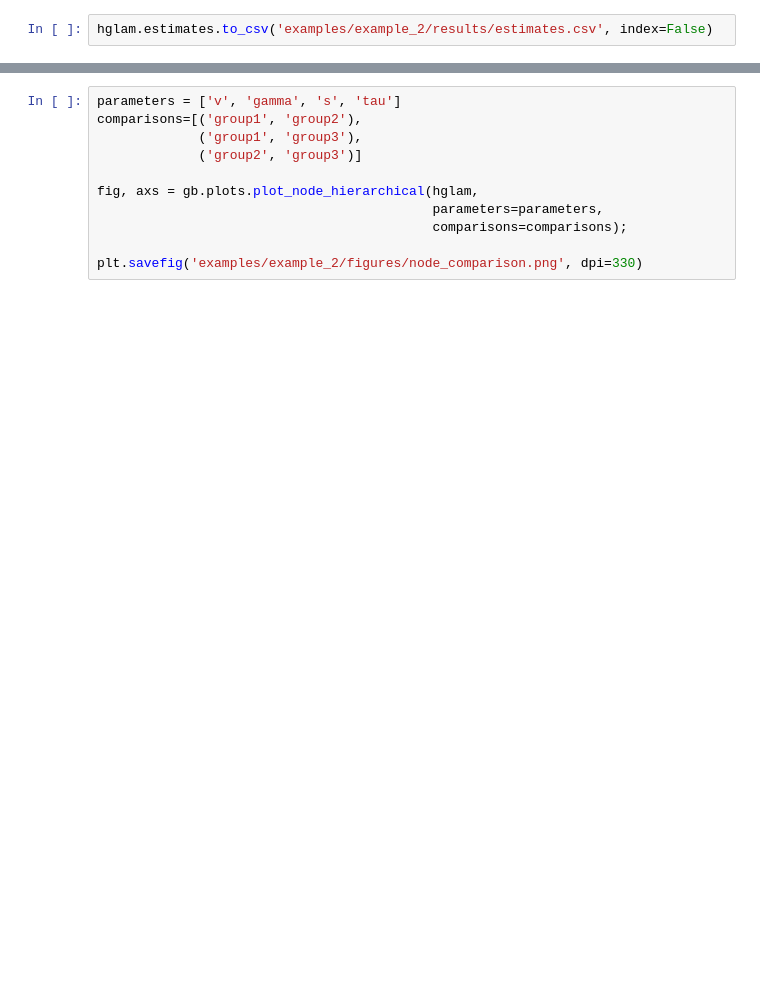
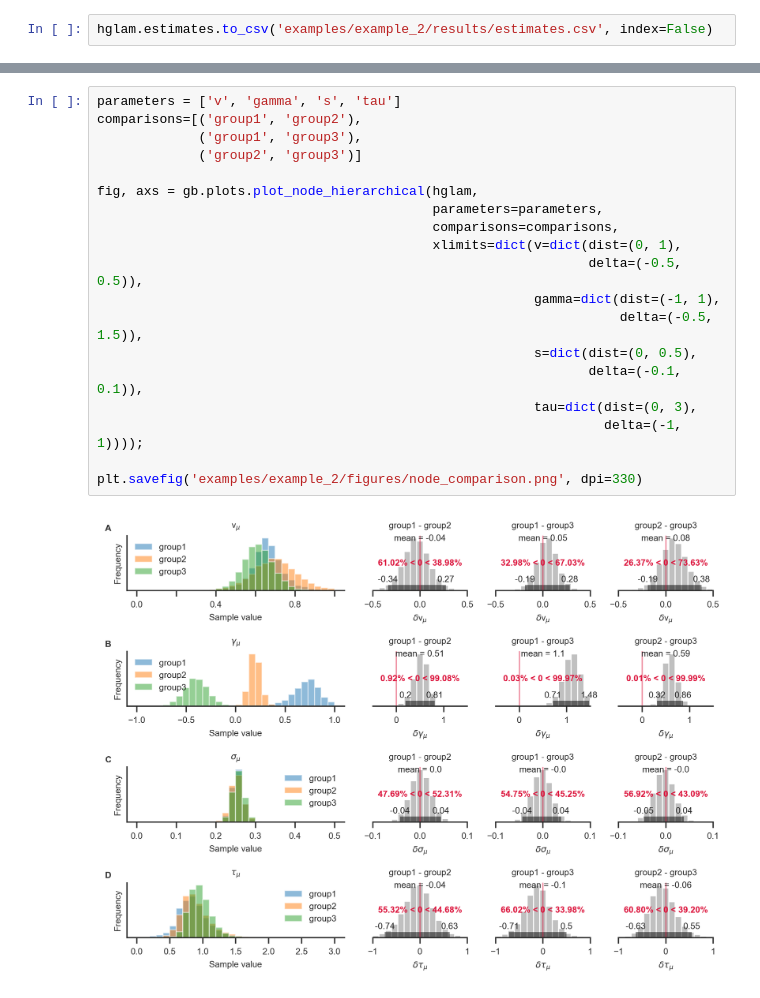
Before and after one commit to glamlab/glambox, a Jupyter notebook: Example_2_Hierarchical_estimation.ipynb, the cells around one changed output, grey strips where cells are left out. Cells and saved outputs as stored; diff of their text form; blank space fills up the shorter version.

```diff
--- a/Example_2_Hierarchical_estimation.ipynb
+++ b/Example_2_Hierarchical_estimation.ipynb
@@ -193,11 +270,21 @@ sns.despine()
 # %%
 parameters = ['v', 'gamma', 's', 'tau']
 comparisons=[('group1', 'group2'),
              ('group1', 'group3'),
              ('group2', 'group3')]
 
 fig, axs = gb.plots.plot_node_hierarchical(hglam,
                                            parameters=parameters,
-                                           comparisons=comparisons);
+                                           comparisons=comparisons,
+                                           xlimits=dict(v=dict(dist=(0, 1),
+                                                               delta=(-0.5, 0.5)),
+                                                        gamma=dict(dist=(-1, 1),
+                                                                   delta=(-0.5, 1.5)),
+                                                        s=dict(dist=(0, 0.5),
+                                                               delta=(-0.1, 0.1)),
+                                                        tau=dict(dist=(0, 3),
+                                                                 delta=(-1, 1))));
 
 plt.savefig('examples/example_2/figures/node_comparison.png', dpi=330)
+# %% [output]
+[figure, added]
```
Also changed, not shown: parts of 10 cells of this notebook, 6 other files.
